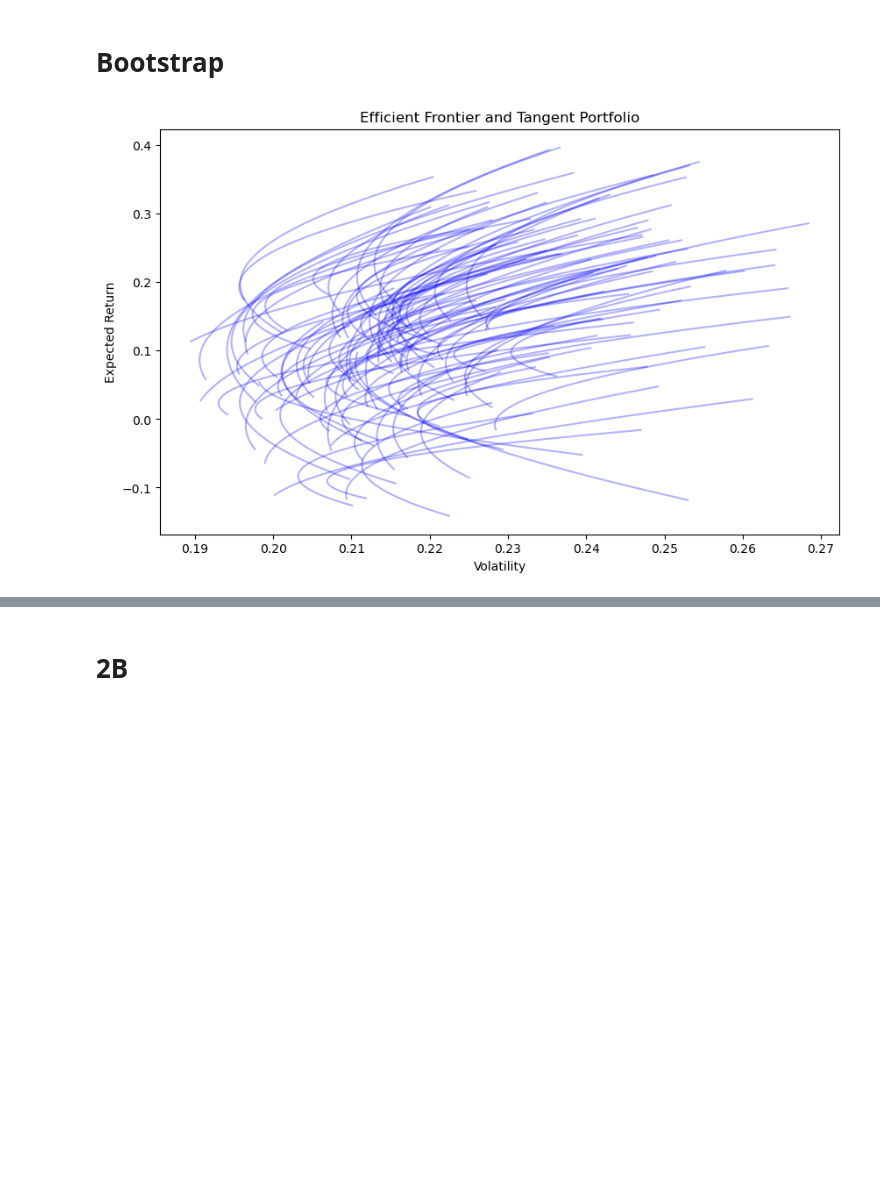
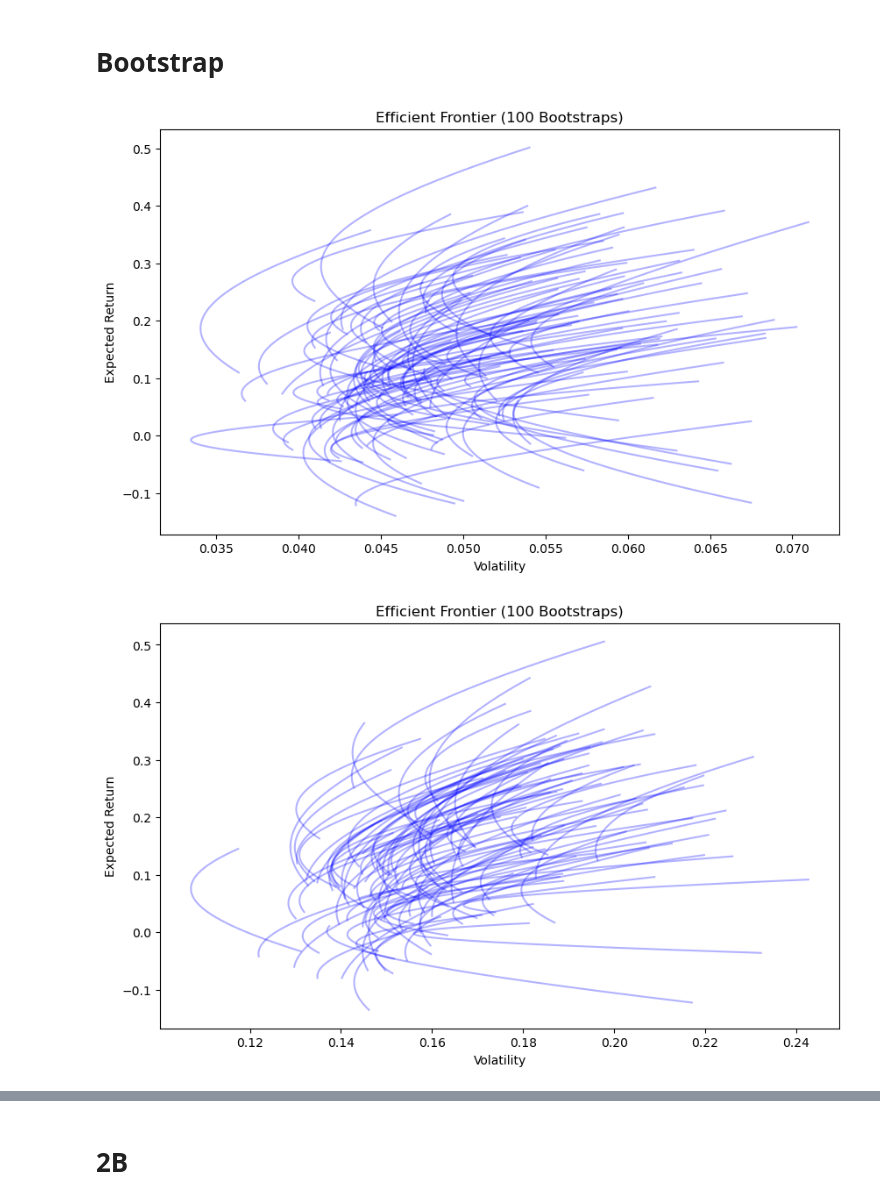
Before and after one commit to DominicPrenovost/TP1-PF-management, a Jupyter notebook: Tp1-Last.ipynb, the cells around one changed output, grey strips where cells are left out. Drawn from its saved outputs; the diff is of its cells as text; code cells hidden in the pictures; blank space fills up the shorter version.

```diff
--- a/Tp1-Last.ipynb
+++ b/Tp1-Last.ipynb
@@ -469,9 +469,9 @@ def bootstrap_A(ret, R_cible, rf, methode_moy, N_boot, cov_lw=True, include_CML=
         ret_moy = exp_rets(sample, 0.94, method=methode_moy)
 
         if cov_lw:
-            sigma_boot = np.sqrt(covariance_matrix(sample))
+            sigma_boot = (covariance_matrix(sample))
         else:
-            sigma_boot = np.cov(sample, rowvar=False)
+            sigma_boot = np.cov(sample, rowvar=False) * 12
         ones = np.ones(len(ret_moy))
         Sigma_inv = np.linalg.inv(sigma_boot)
 
@@ -522,7 +522,7 @@ def bootstrap_A(ret, R_cible, rf, methode_moy, N_boot, cov_lw=True, include_CML=
 
         plt.xlabel('Volatility')
         plt.ylabel('Expected Return')
-        plt.title('Efficient Frontier and Tangent Portfolio')
+        plt.title('Efficient Frontier (100 Bootstraps)')
         plt.show()
 
     else:
@@ -543,5 +543,7 @@ def bootstrap_A(ret, R_cible, rf, methode_moy, N_boot, cov_lw=True, include_CML=
     return tangent_weights_df, tangent_returns_df, tangent_var_df
 # %%
 bootstrap_A(rets_5, 0.10, 0.0044, 'moyenne', 100, cov_lw=True, include_CML=False)
+bootstrap_A(rets_5, 0.10, 0.0044, 'moyenne', 100, cov_lw=False, include_CML=False)
 # %% [output]
-[figure, old version]
+[figure, new version]
+[figure, added]
```
Also changed, not shown: parts of 3 cells of this notebook.
